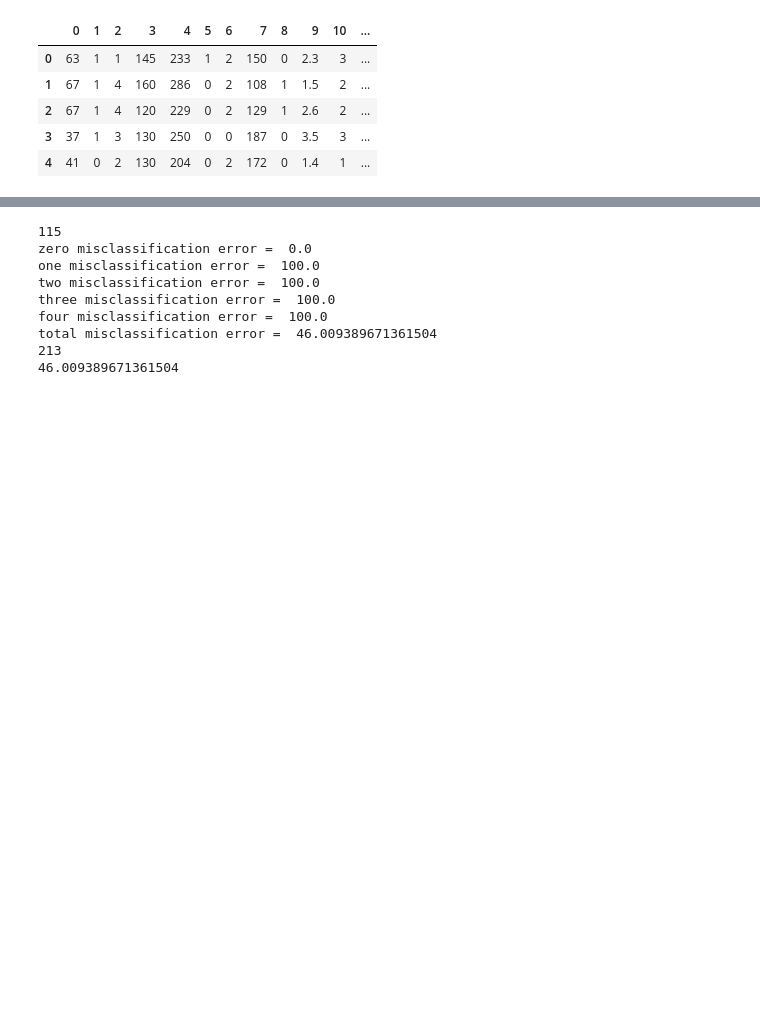
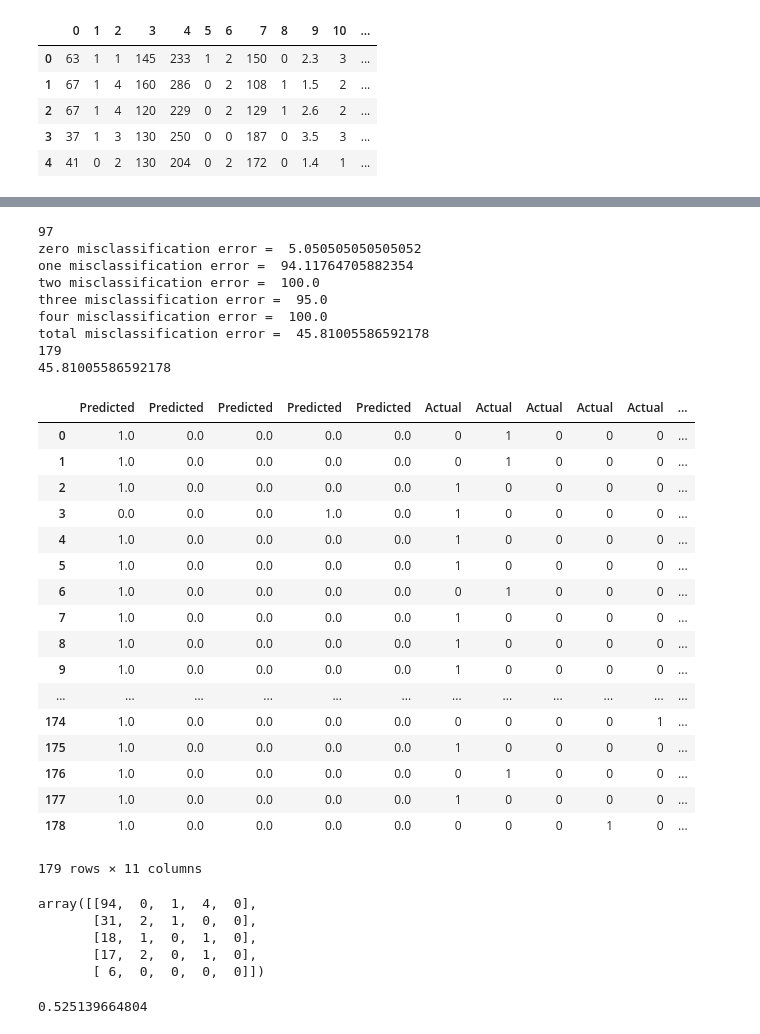
Before and after one commit to NumericalAnalysisGP/TPONTP, a Jupyter notebook: Heart/Heart_Disease.ipynb, the cells around one changed output, grey strips where cells are left out. Drawn from its saved outputs; the diff is of its cells as text; code cells hidden in the pictures; blank space fills up the shorter version.

```diff
--- a/Heart/Heart_Disease.ipynb
+++ b/Heart/Heart_Disease.ipynb
@@ -12,13 +12,15 @@ from sklearn.metrics import confusion_matrix
 # %%
 #read in csv file
 data = pd.read_csv("processed.cleveland.csv", header=None)
-trainPercent = 30 #must be between 0 and 100
+trainPercent = 40 #must be between 0 and 100
 validationPercent = 35
-numberRowsOf0 = 164
-numberRowsOf1 = 55
-numberRowsOf2 = 36
-numberRowsOf3 = 35
-numberRowsOf4 = 13
+#remove rows with null entries
+data.dropna(axis=0, how='any', inplace=True)
+numberRowsOf0 = data.loc[data[13] == 0].shape[0]
+numberRowsOf1 = data.loc[data[13] == 1].shape[0]
+numberRowsOf2 = data.loc[data[13] == 2].shape[0]
+numberRowsOf3 = data.loc[data[13] == 3].shape[0]
+numberRowsOf4 = data.loc[data[13] == 4].shape[0]
 data.head() #look at first 5 rows of the data
 # %% [output]
 |  | 0 | 1 | 2 | 3 | 4 | 5 | 6 | 7 | 8 | 9 | 10 | ... |
@@ -247,12 +249,61 @@ smalled index of error for lambda... 0
 error, predictedClasses, correctPredictionCol = classificationTest(inputTest, expectedOutputTest, Wtest, False)
 print(error)
 # %% [output]
-115
-zero misclassification error =  0.0
-one misclassification error =  100.0
+97
+zero misclassification error =  5.050505050505052
+one misclassification error =  94.11764705882354
 two misclassification error =  100.0
-three misclassification error =  100.0
+three misclassification error =  95.0
 four misclassification error =  100.0
-total misclassification error =  46.009389671361504
-213
-46.009389671361504
+total misclassification error =  45.81005586592178
+179
+45.81005586592178
+# %%
+actual = pd.DataFrame(expectedOutputTest)
+predictedDF = pd.DataFrame(predictedClasses)
+correct = pd.DataFrame(correctPredictionCol)
+frames = [predictedDF, actual, correct]
+modelTest = pd.concat(frames, axis=1)
+modelTest.columns = ["Predicted","Predicted", "Predicted", "Predicted", "Predicted", "Actual", "Actual", "Actual", "Actual", "Actual", "Correct"]
+modelTest
+# %% [output]
+|  | Predicted | Predicted | Predicted | Predicted | Predicted | Actual | Actual | Actual | Actual | Actual | ... |
+| 0 | 1.0 | 0.0 | 0.0 | 0.0 | 0.0 | 0 | 1 | 0 | 0 | 0 | ... |
+| 1 | 1.0 | 0.0 | 0.0 | 0.0 | 0.0 | 0 | 1 | 0 | 0 | 0 | ... |
+| 2 | 1.0 | 0.0 | 0.0 | 0.0 | 0.0 | 1 | 0 | 0 | 0 | 0 | ... |
+| 3 | 0.0 | 0.0 | 0.0 | 1.0 | 0.0 | 1 | 0 | 0 | 0 | 0 | ... |
+| 4 | 1.0 | 0.0 | 0.0 | 0.0 | 0.0 | 1 | 0 | 0 | 0 | 0 | ... |
+| 5 | 1.0 | 0.0 | 0.0 | 0.0 | 0.0 | 1 | 0 | 0 | 0 | 0 | ... |
+| 6 | 1.0 | 0.0 | 0.0 | 0.0 | 0.0 | 0 | 1 | 0 | 0 | 0 | ... |
+| 7 | 1.0 | 0.0 | 0.0 | 0.0 | 0.0 | 1 | 0 | 0 | 0 | 0 | ... |
+| 8 | 1.0 | 0.0 | 0.0 | 0.0 | 0.0 | 1 | 0 | 0 | 0 | 0 | ... |
+| 9 | 1.0 | 0.0 | 0.0 | 0.0 | 0.0 | 1 | 0 | 0 | 0 | 0 | ... |
+| ... | ... | ... | ... | ... | ... | ... | ... | ... | ... | ... | ... |
+| 174 | 1.0 | 0.0 | 0.0 | 0.0 | 0.0 | 0 | 0 | 0 | 0 | 1 | ... |
+| 175 | 1.0 | 0.0 | 0.0 | 0.0 | 0.0 | 1 | 0 | 0 | 0 | 0 | ... |
+| 176 | 1.0 | 0.0 | 0.0 | 0.0 | 0.0 | 0 | 1 | 0 | 0 | 0 | ... |
+| 177 | 1.0 | 0.0 | 0.0 | 0.0 | 0.0 | 1 | 0 | 0 | 0 | 0 | ... |
+| 178 | 1.0 | 0.0 | 0.0 | 0.0 | 0.0 | 0 | 0 | 0 | 1 | 0 | ... |
+179 rows × 11 columns
+# %%
+actualAsClassNumber = [0]*expectedOutputTest.shape[0]
+predictedAsClassNumber = [0]*expectedOutputTest.shape[0]
+for i in range(expectedOutputTest.shape[0]):
+    actualAsClassNumber[i] = expectedOutputTest[i].tolist().index(1)
+    predictedAsClassNumber[i] = predictedClasses[i].tolist().index(1.0)
+confusion_matrix(actualAsClassNumber, predictedAsClassNumber)
+# %% [output]
+array([[94,  0,  1,  4,  0],
+       [31,  2,  1,  0,  0],
+       [18,  1,  0,  1,  0],
+       [17,  2,  0,  1,  0],
+       [ 6,  0,  0,  0,  0]])
+# %%
+clf = svm.SVC(kernel='linear', C=1)
+expectedOutputSVM = data.loc[:,13]
+inputTrain, inputTest, expectedOutputTrain, expectedOutputTest = train_test_split(dataInputs, expectedOutputSVM, train_size = trainPercent/100, random_state=42)
+clf.fit(inputTrain, expectedOutputTrain)
+accuracy = clf.score(inputTest, expectedOutputTest)
+print(accuracy)
+# %% [output]
+0.525139664804
```
Also changed, not shown: parts of 4 cells of this notebook.
